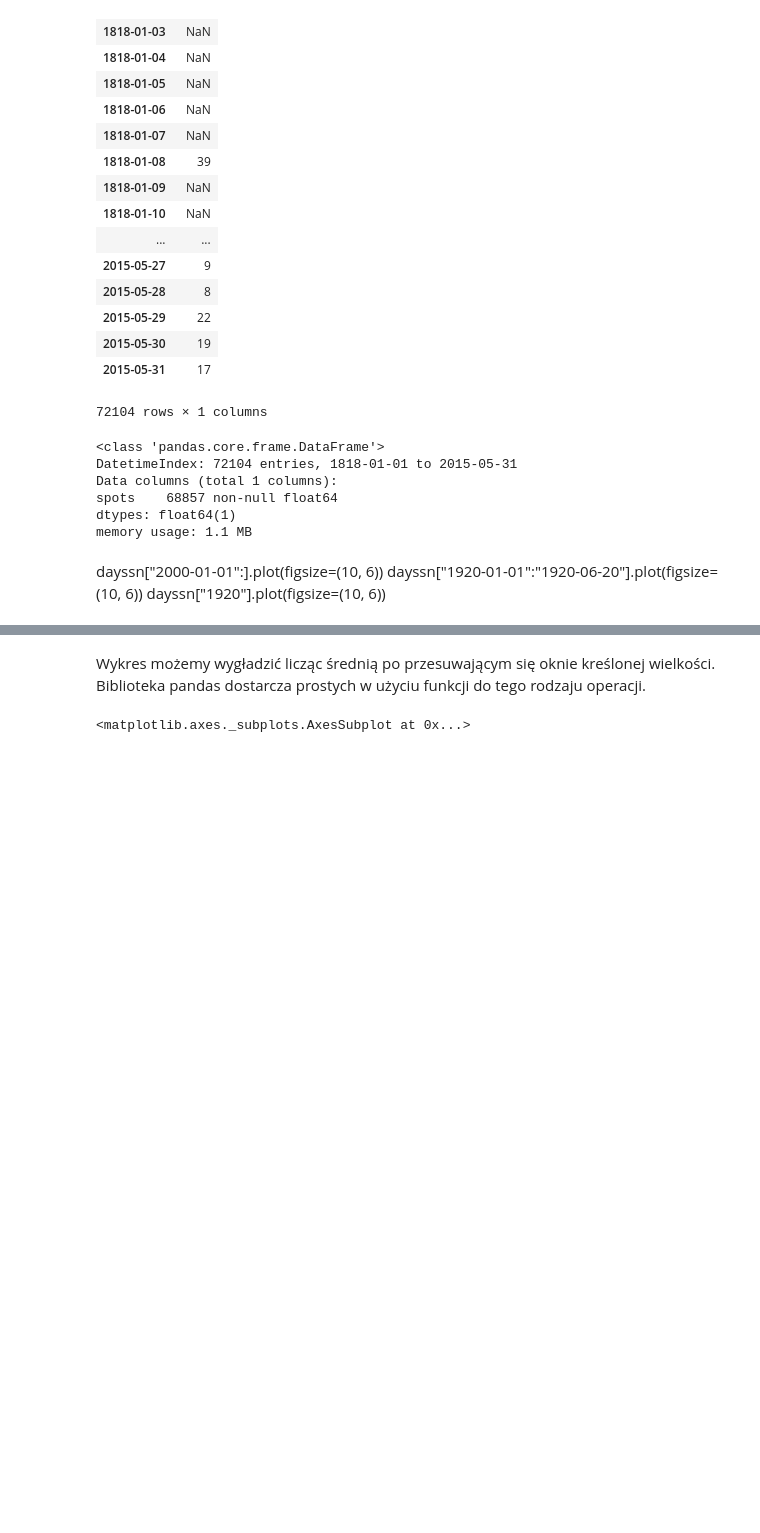
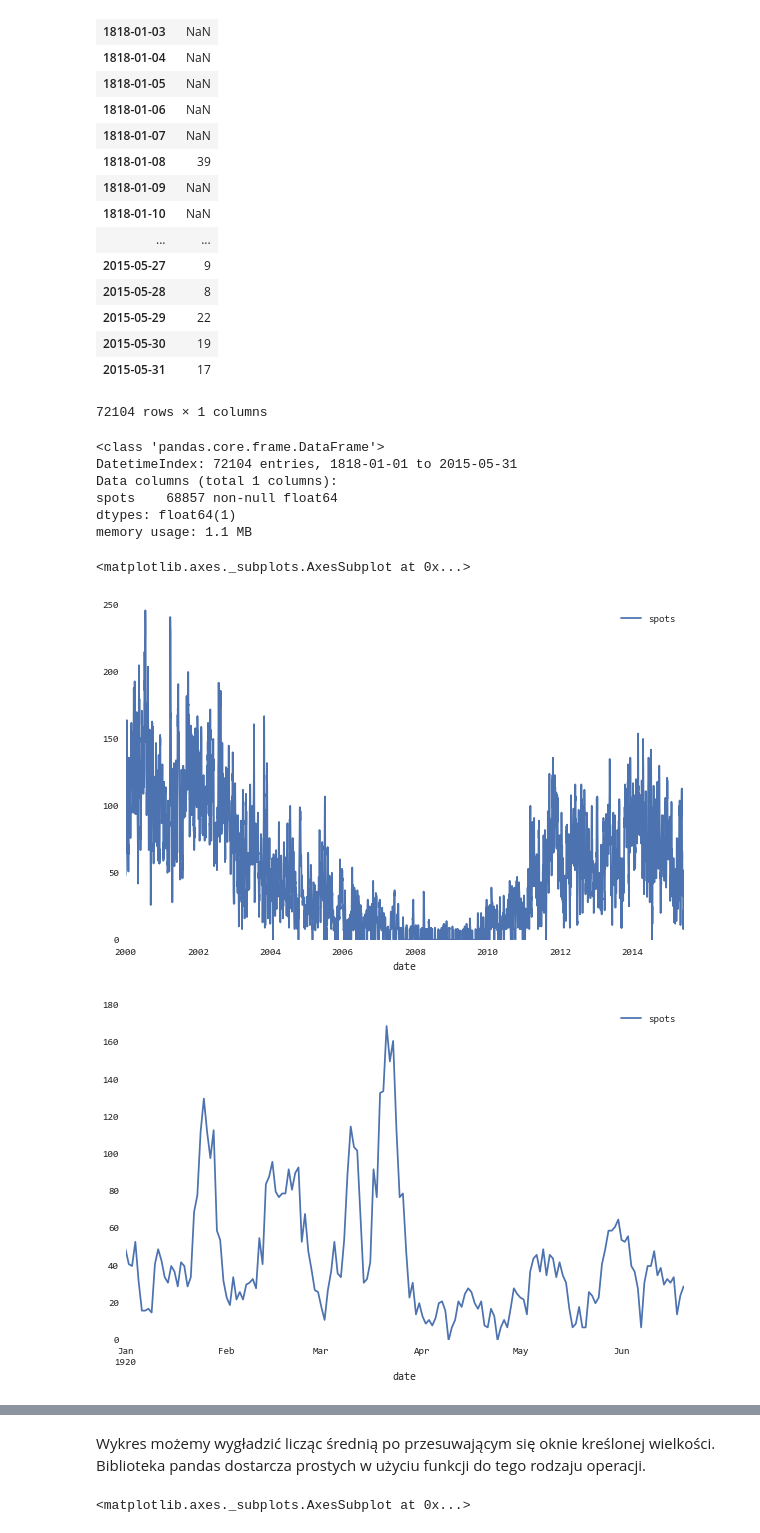
Before and after one commit to DELabUW/szkola-letnia-2015, a Jupyter notebook: zajecia/dzien2_szeregi_czasowe_slonce.ipynb, the cells around one changed output, grey strips where cells are left out. Saved outputs shown, nothing was run; the diff lists cells and outputs as text; code cells hidden in the pictures; blank space fills up the shorter version.

```diff
--- a/zajecia/dzien2_szeregi_czasowe_slonce.ipynb
+++ b/zajecia/dzien2_szeregi_czasowe_slonce.ipynb
@@ -57,7 +57,11 @@ Data columns (total 1 columns):
 spots    68857 non-null float64
 dtypes: float64(1)
 memory usage: 1.1 MB
-# %% [markdown]
-dayssn["2000-01-01":].plot(figsize=(10, 6))
-dayssn["1920-01-01":"1920-06-20"].plot(figsize=(10, 6))
-dayssn["1920"].plot(figsize=(10, 6))
+# %%
+dayssn["2000-01-01":].plot(figsize=(10, 6))
+dayssn["1920-01-01":"1920-06-20"].plot(figsize=(10, 6))
+dayssn["1920"].plot(figsize=(10, 6))
+# %% [output]
+<matplotlib.axes._subplots.AxesSubplot at 0x...>
+[figure, added]
+[figure, added]
```
Also changed, not shown: parts of 2 cells of this notebook, 7 other files.
